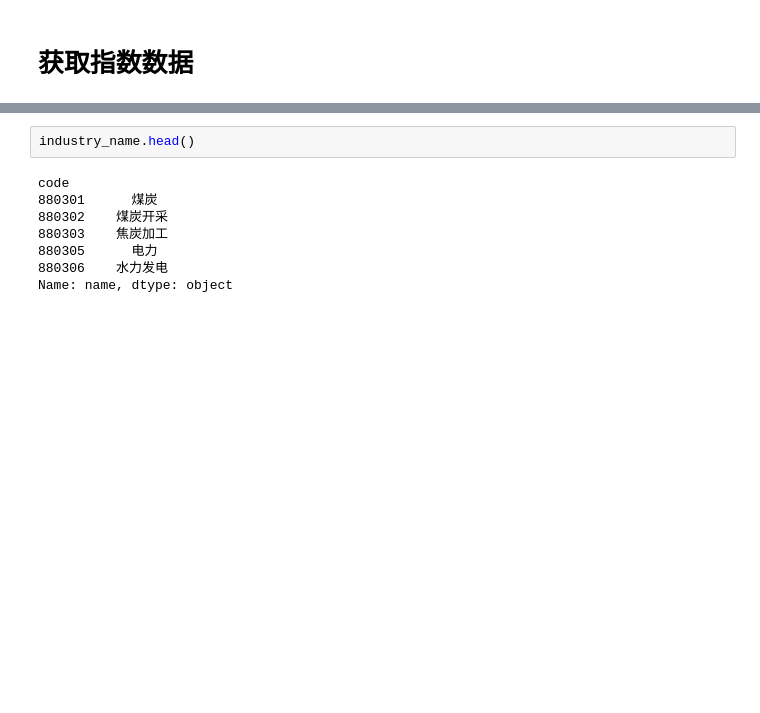
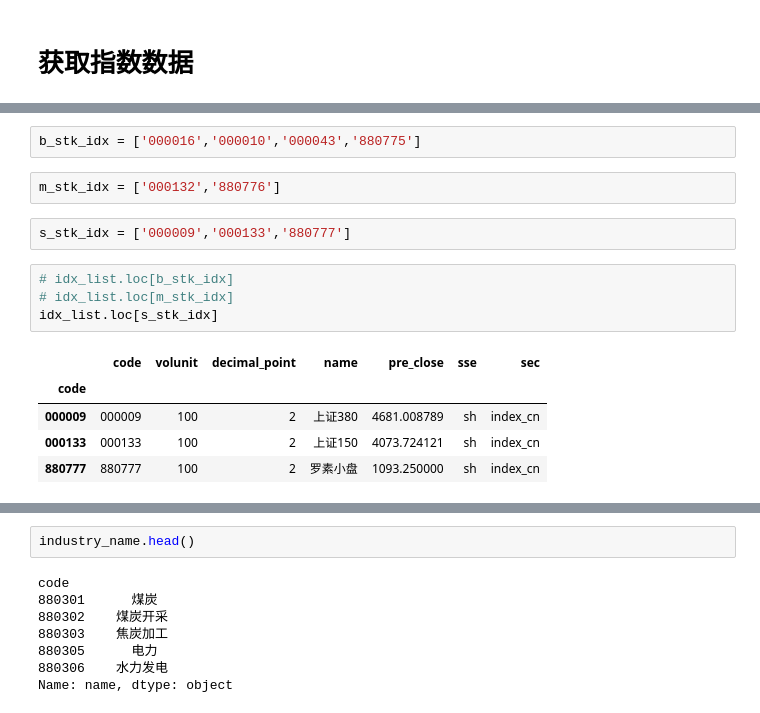
Before and after one commit to nuswgg/quants_qa, a Jupyter notebook: QA/QA How to Get data.ipynb, the cells around one changed output, grey strips where cells are left out. Cells and saved outputs as stored; diff of their text form; blank space fills up the shorter version.

```diff
--- a/QA How to Get data.ipynb
+++ b/QA/QA How to Get data.ipynb
@@ -76,2 +86,18 @@ idx_list.to_csv('all block.csv',encoding='utf-8-sig')
+# %%
+b_stk_idx = ['000016','000010','000043','880775']
+# %%
+m_stk_idx = ['000132','880776']
+# %%
+s_stk_idx = ['000009','000133','880777']
+# %%
+# idx_list.loc[b_stk_idx]
+# idx_list.loc[m_stk_idx]
+idx_list.loc[s_stk_idx]
+# %% [output]
+|  | code | volunit | decimal_point | name | pre_close | sse | sec |
+| code |  |  |  |  |  |  |  |
+| 000009 | 000009 | 100 | 2 | 上证380 | 4681.008789 | sh | index_cn |
+| 000133 | 000133 | 100 | 2 | 上证150 | 4073.724121 | sh | index_cn |
+| 880777 | 880777 | 100 | 2 | 罗素小盘 | 1093.250000 | sh | index_cn |
 # %%
 #只获取板块/概念指数
```
Also changed, not shown: parts of 16 cells of this notebook, 11 other files.
